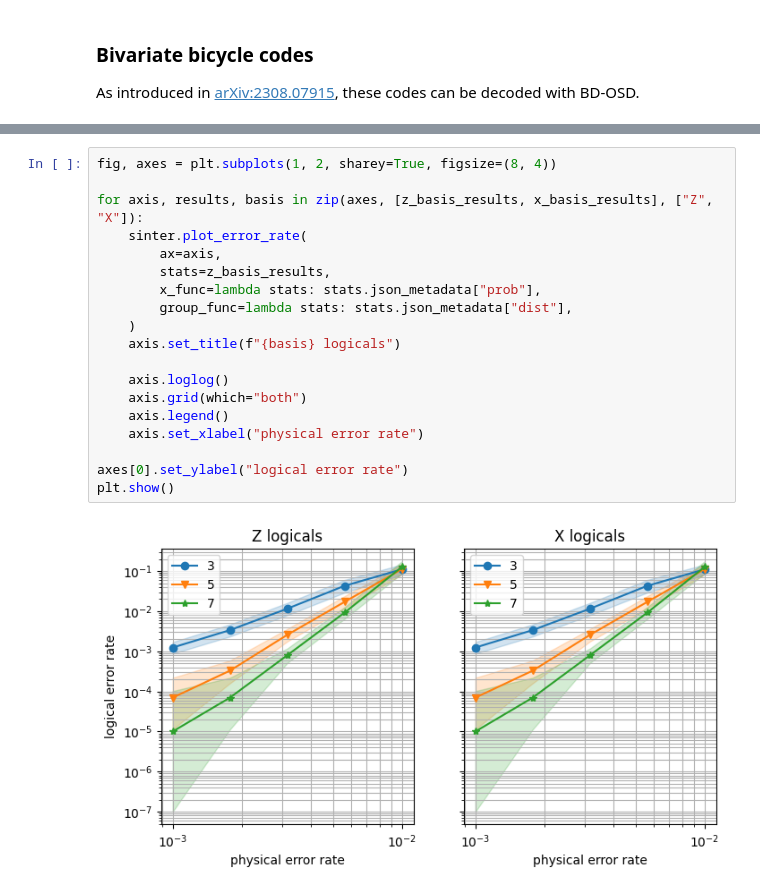
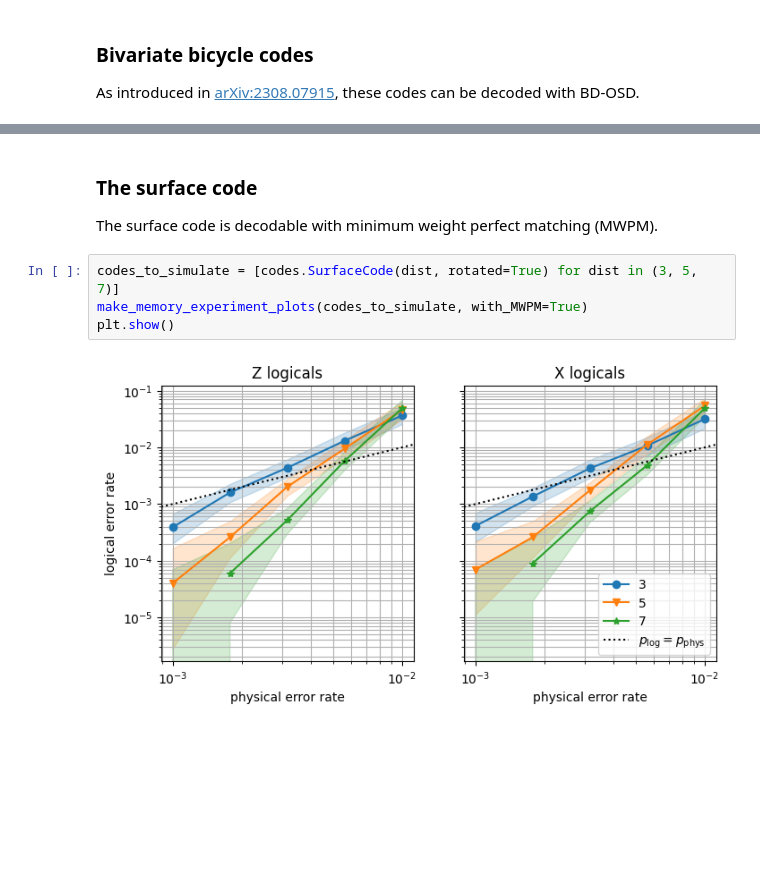
Before and after one commit to bharat-thotakura/qLDPC, a Jupyter notebook: examples/logical_error_rates.ipynb, the cells around one changed output, grey strips where cells are left out. Drawn from its saved outputs; the diff is of its cells as text; blank space fills up the shorter version.

```diff
--- a/examples/logical_error_rates.ipynb
+++ b/examples/logical_error_rates.ipynb
@@ -221,21 +284,10 @@ x_basis_results = run_memory_experiments(codes_to_simulate, error_rates, Pauli.X
-# %%
-fig, axes = plt.subplots(1, 2, sharey=True, figsize=(8, 4))
-
-for axis, results, basis in zip(axes, [z_basis_results, x_basis_results], ["Z", "X"]):
-    sinter.plot_error_rate(
-        ax=axis,
-        stats=z_basis_results,
-        x_func=lambda stats: stats.json_metadata["prob"],
-        group_func=lambda stats: stats.json_metadata["dist"],
-    )
-    axis.set_title(f"{basis} logicals")
-
-    axis.loglog()
-    axis.grid(which="both")
-    axis.legend()
-    axis.set_xlabel("physical error rate")
-
-axes[0].set_ylabel("logical error rate")
-plt.show()
-# %% [output]
-[figure, removed]
+# %% [markdown]
+### The surface code
+
+The surface code is decodable with minimum weight perfect matching (MWPM).
+# %%
+codes_to_simulate = [codes.SurfaceCode(dist, rotated=True) for dist in (3, 5, 7)]
+make_memory_experiment_plots(codes_to_simulate, with_MWPM=True)
+plt.show()
+# %% [output]
+[figure, added]
```
Also changed, not shown: parts of 7 cells of this notebook, 7 other files.
